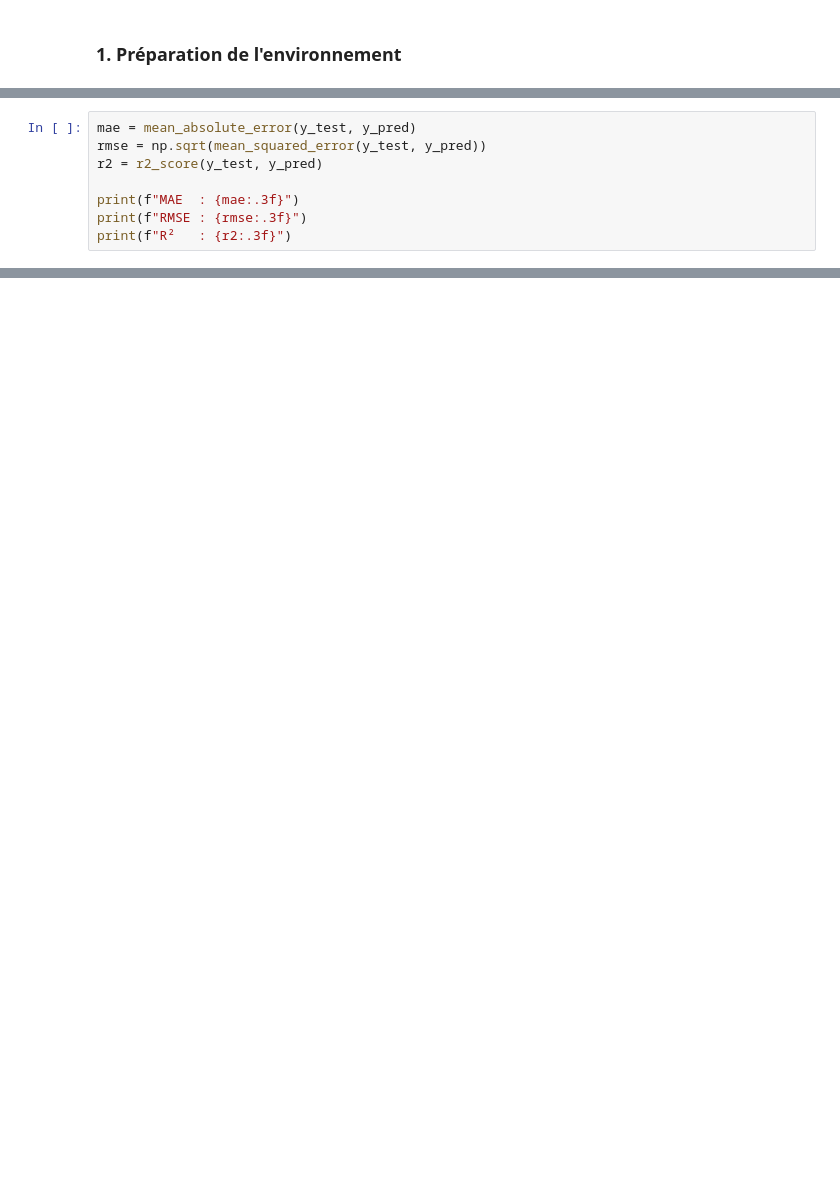
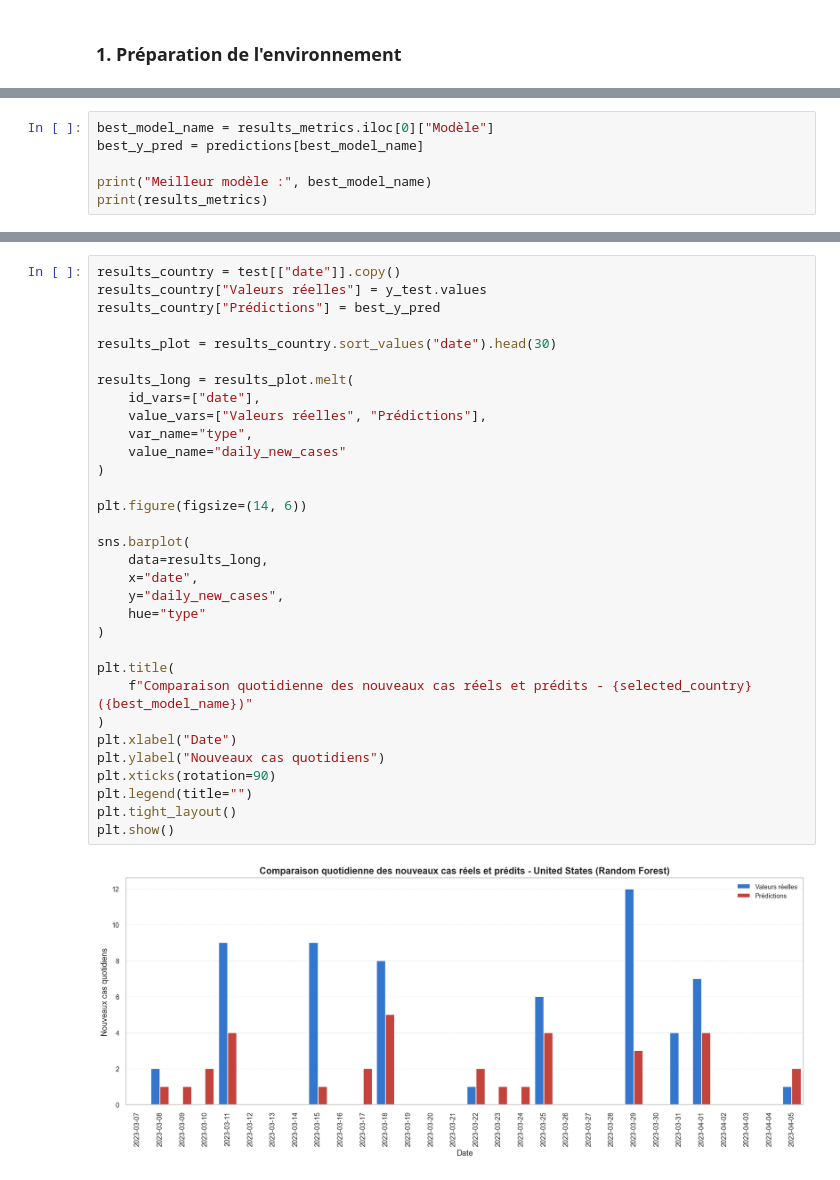
Before and after one commit to MonicaRad/aptispace-datascience-projet, a Jupyter notebook: notebooks/03_modelisation_pred.ipynb, the cells around one changed output, grey strips where cells are left out. Drawn from its saved outputs; the diff is of its cells as text; blank space fills up the shorter version.

Commit message:
model et pred

```diff
--- a/notebooks/03_modelisation_pred.ipynb
+++ b/notebooks/03_modelisation_pred.ipynb
@@ -76,8 +34,0 @@ Calculez et affichez les scores d'évaluation requis :
-# %%
-mae = mean_absolute_error(y_test, y_pred)
-rmse = np.sqrt(mean_squared_error(y_test, y_pred))
-r2 = r2_score(y_test, y_pred)
-
-print(f"MAE  : {mae:.3f}")
-print(f"RMSE : {rmse:.3f}")
-print(f"R²   : {r2:.3f}")
@@ -92,0 +288,6 @@ for feat, imp in zip(features, importances):
+# %%
+best_model_name = results_metrics.iloc[0]["Modèle"]
+best_y_pred = predictions[best_model_name]
+
+print("Meilleur modèle :", best_model_name)
+print(results_metrics)
@@ -92,0 +306,34 @@ for feat, imp in zip(features, importances):
+# %%
+results_country = test[["date"]].copy()
+results_country["Valeurs réelles"] = y_test.values
+results_country["Prédictions"] = best_y_pred
+
+results_plot = results_country.sort_values("date").head(30)
+
+results_long = results_plot.melt(
+    id_vars=["date"],
+    value_vars=["Valeurs réelles", "Prédictions"],
+    var_name="type",
+    value_name="daily_new_cases"
+)
+
+plt.figure(figsize=(14, 6))
+
+sns.barplot(
+    data=results_long,
+    x="date",
+    y="daily_new_cases",
+    hue="type"
+)
+
+plt.title(
+    f"Comparaison quotidienne des nouveaux cas réels et prédits - {selected_country} ({best_model_name})"
+)
+plt.xlabel("Date")
+plt.ylabel("Nouveaux cas quotidiens")
+plt.xticks(rotation=90)
+plt.legend(title="")
+plt.tight_layout()
+plt.show()
+# %% [output]
+[figure, added]
```
Also changed, not shown: parts of 23 cells of this notebook, 6 other files.
